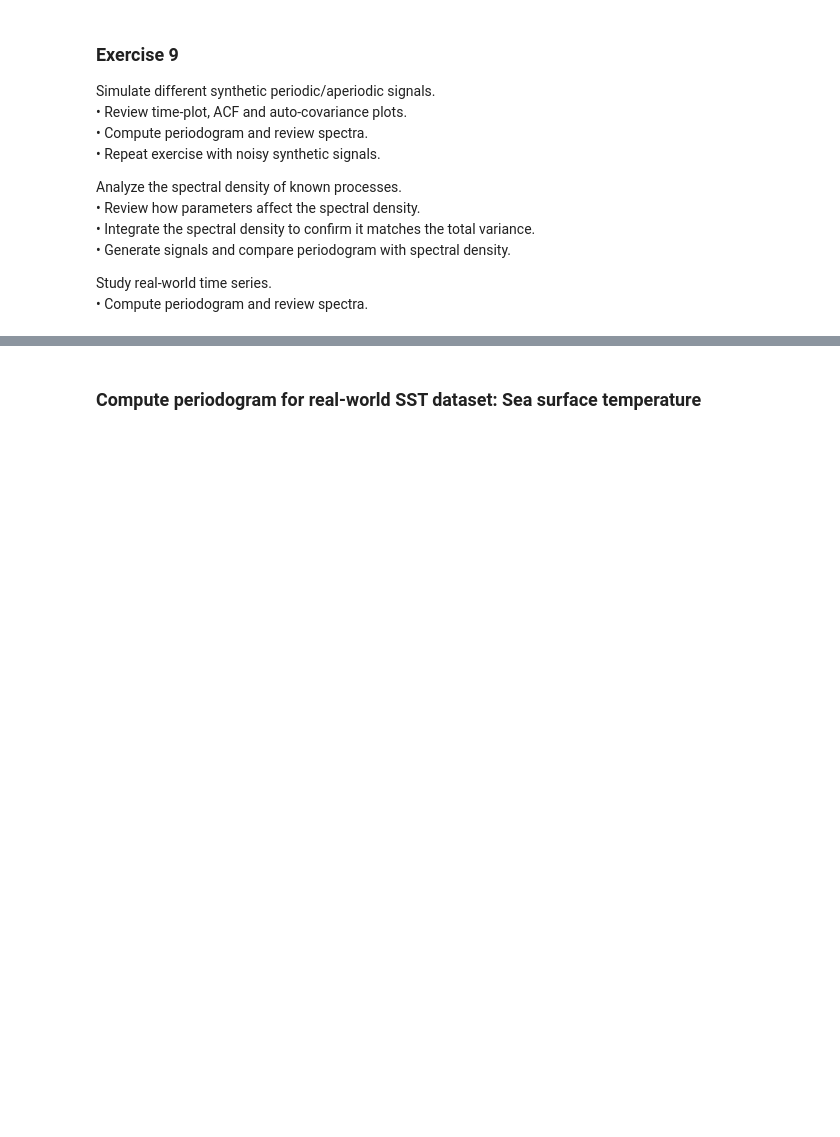
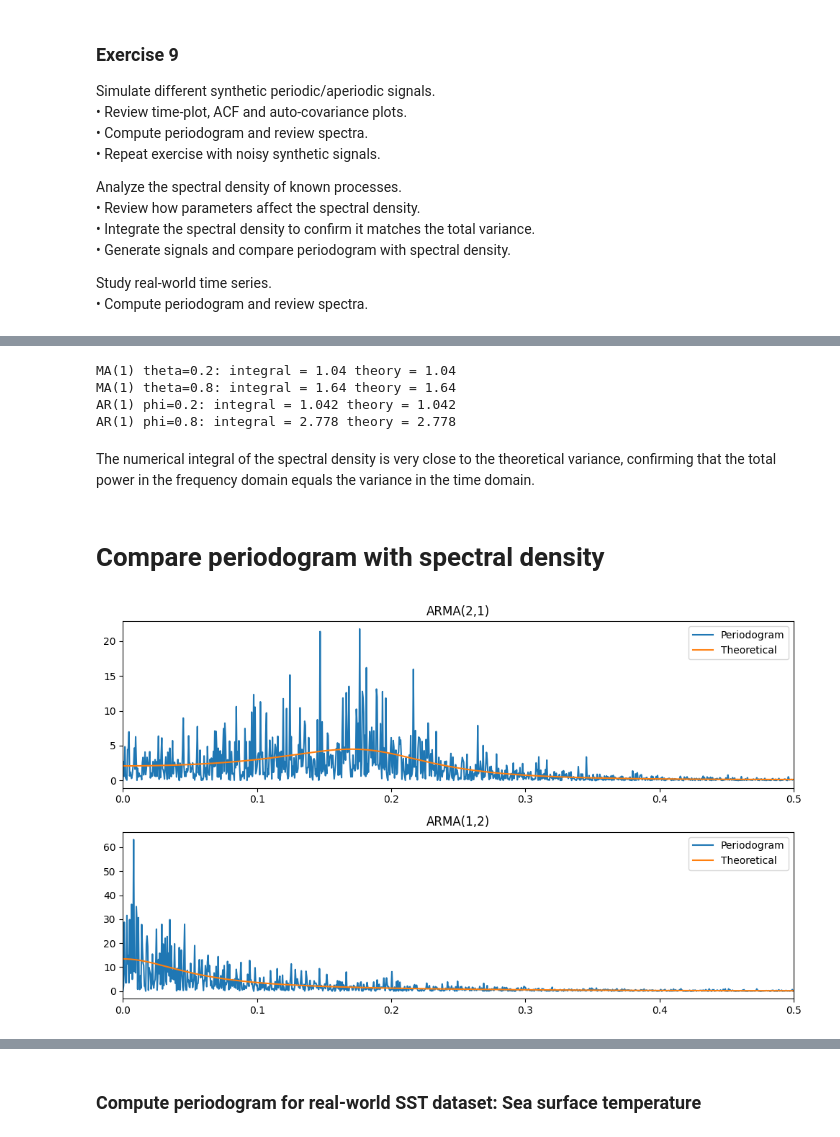
Before and after one commit to nadeeiiin/TIME-HS25-practical-exercises, a Jupyter notebook: notebooks/09_TIME_exercise-09.ipynb, the cells around one changed output, grey strips where cells are left out. Drawn from its saved outputs; the diff is of its cells as text; code cells hidden in the pictures; blank space fills up the shorter version.

```diff
--- a/notebooks/09_TIME_exercise-09.ipynb
+++ b/notebooks/09_TIME_exercise-09.ipynb
@@ -298,0 +141,63 @@ plt.show()
+# %%
+def integrate_sd(freq, f):
+    # use symmetry of the spectral density
+    return 2 * np.trapz(f, freq)
+
+sigma = 1.0
+freq = np.linspace(0, 0.5, 5000)
+
+# MA(1)
+for theta in [0.2, 0.8]:
+    f_ma = sigma**2 * (1 + theta**2 + 2*theta*np.cos(2*np.pi*freq))
+    print(
+        f"MA(1) theta={theta}:",
+        "integral =", round(integrate_sd(freq, f_ma), 3),
+        "theory =", round(sigma**2 * (1 + theta**2), 3),
+    )
+
+# AR(1)
+for phi in [0.2, 0.8]:
+    f_ar = sigma**2 / (1 - 2*phi*np.cos(2*np.pi*freq) + phi**2)
+    print(
+        f"AR(1) phi={phi}:",
+        "integral =", round(integrate_sd(freq, f_ar), 3),
+        "theory =", round(sigma**2 / (1 - phi**2), 3),
+    )
+# %% [output]
+MA(1) theta=0.2: integral = 1.04 theory = 1.04
+MA(1) theta=0.8: integral = 1.64 theory = 1.64
+AR(1) phi=0.2: integral = 1.042 theory = 1.042
+AR(1) phi=0.8: integral = 2.778 theory = 2.778
+# %% [markdown]
+The numerical integral of the spectral density is very close to the theoretical variance, confirming that the total power in the frequency domain equals the variance in the time domain.
+# %% [markdown]
+# Compare periodogram with spectral density
+# %%
+np.random.seed(42)
+n = 2000
+freq = np.linspace(0, 0.5, 1000)
+
+configs = [
+    ([0.5, -0.4], [0.3], "ARMA(2,1)"),
+    ([0.7], [0.2, -0.1], "ARMA(1,2)"),
+]
+
+fig, axs = plt.subplots(len(configs), 1, figsize=(10, 6))
+
+for ax, (phi, theta, label) in zip(np.atleast_1d(axs), configs):
+    model = ArmaProcess(ar=np.r_[1, -np.array(phi)], ma=np.r_[1, np.array(theta)])
+    x = model.generate_sample(nsample=n)
+
+    f_hat, P = periodogram(x - x.mean())
+    f_theory = arma_theoretical_spectral_density(freq, sigma=1.0, phi=phi, theta=theta)
+
+    ax.plot(f_hat, P, label="Periodogram")
+    ax.plot(freq, f_theory, label="Theoretical")
+    ax.set_title(label)
+    ax.set_xlim(0, 0.5)
+    ax.legend()
+
+plt.tight_layout()
+plt.show()
+# %% [output]
+[figure, added]
```
Also changed, not shown: parts of 24 cells of this notebook, 5 other files.
